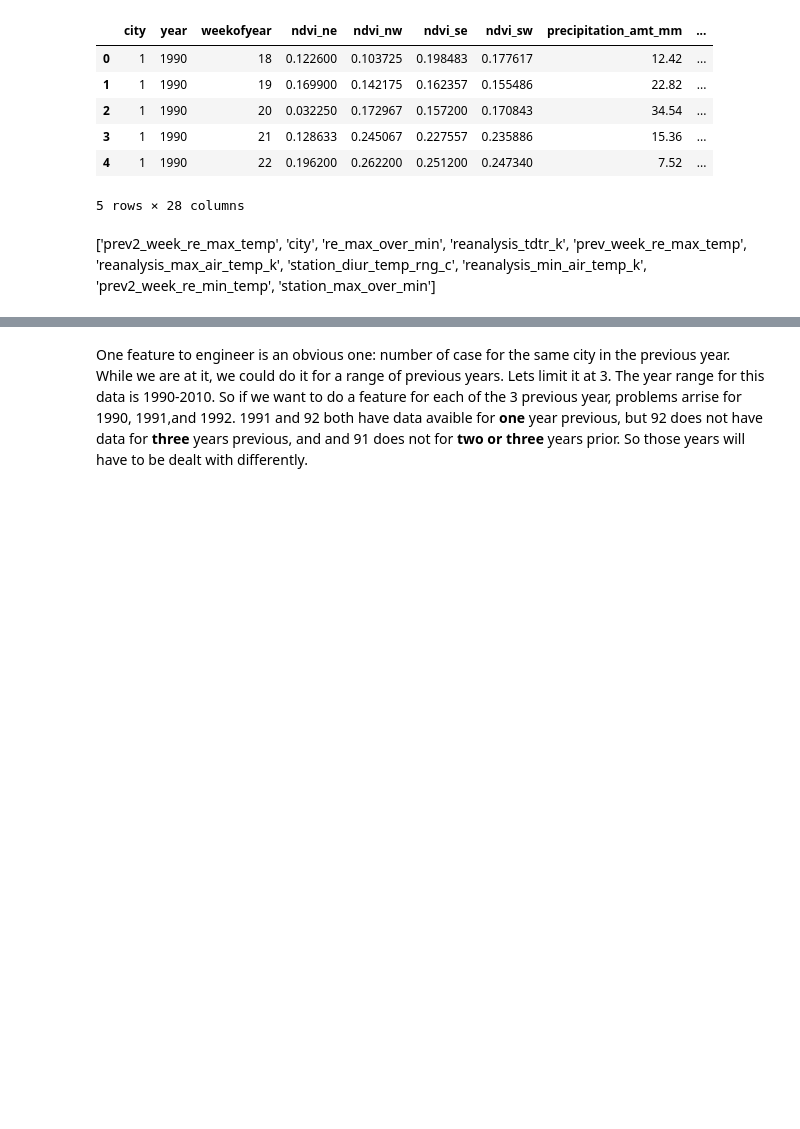
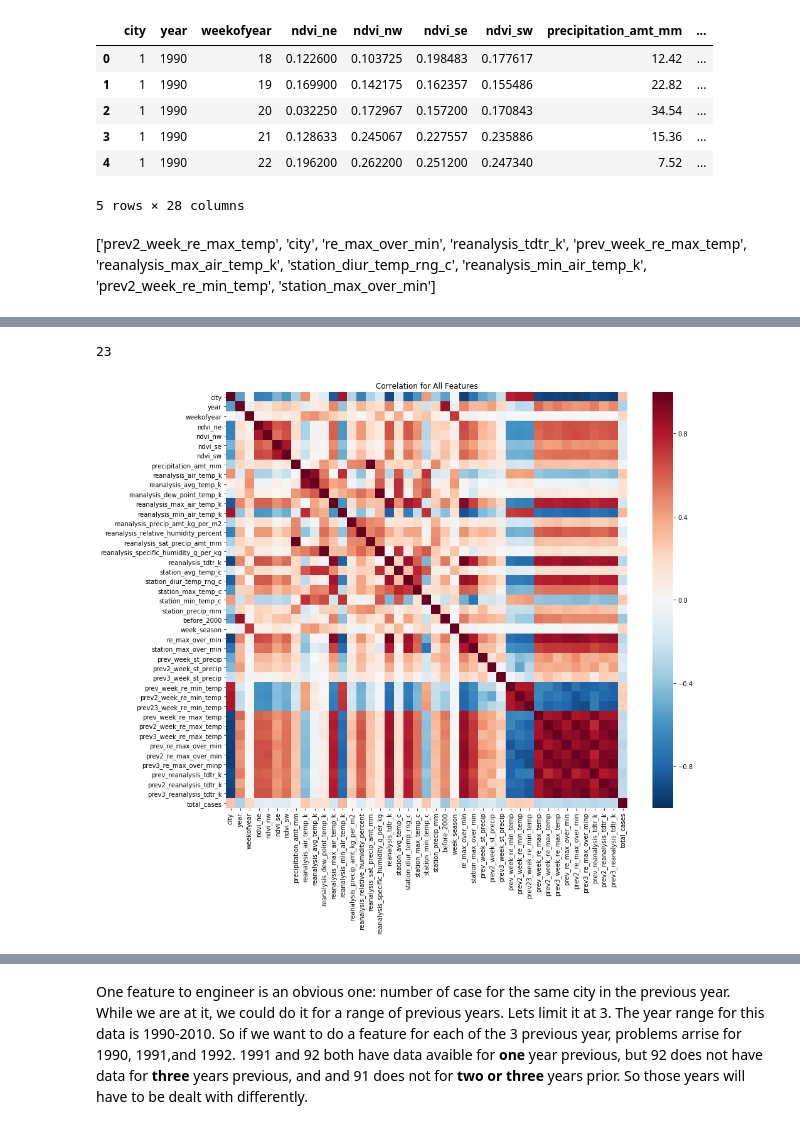
Before and after one commit to ewellsgray/data_science, a Jupyter notebook: dengue/dengue_predict.ipynb, the cells around one changed output, grey strips where cells are left out. Saved outputs shown, nothing was run; the diff lists cells and outputs as text; code cells hidden in the pictures; blank space fills up the shorter version.

```diff
--- a/dengue/dengue_predict.ipynb
+++ b/dengue/dengue_predict.ipynb
@@ -828,0 +823,9 @@ df.columns
+# %%
+df=move_target_to_end(df,'total_cases')
+# %% [output]
+23
+# %%
+# Let's start by looking at all features; target variable is in the last row/column
+plot_corr_matrix(df=df, subset=[], details="All Features")
+# %% [output]
+[figure, added]
```
Also changed, not shown: parts of 33 cells of this notebook.
